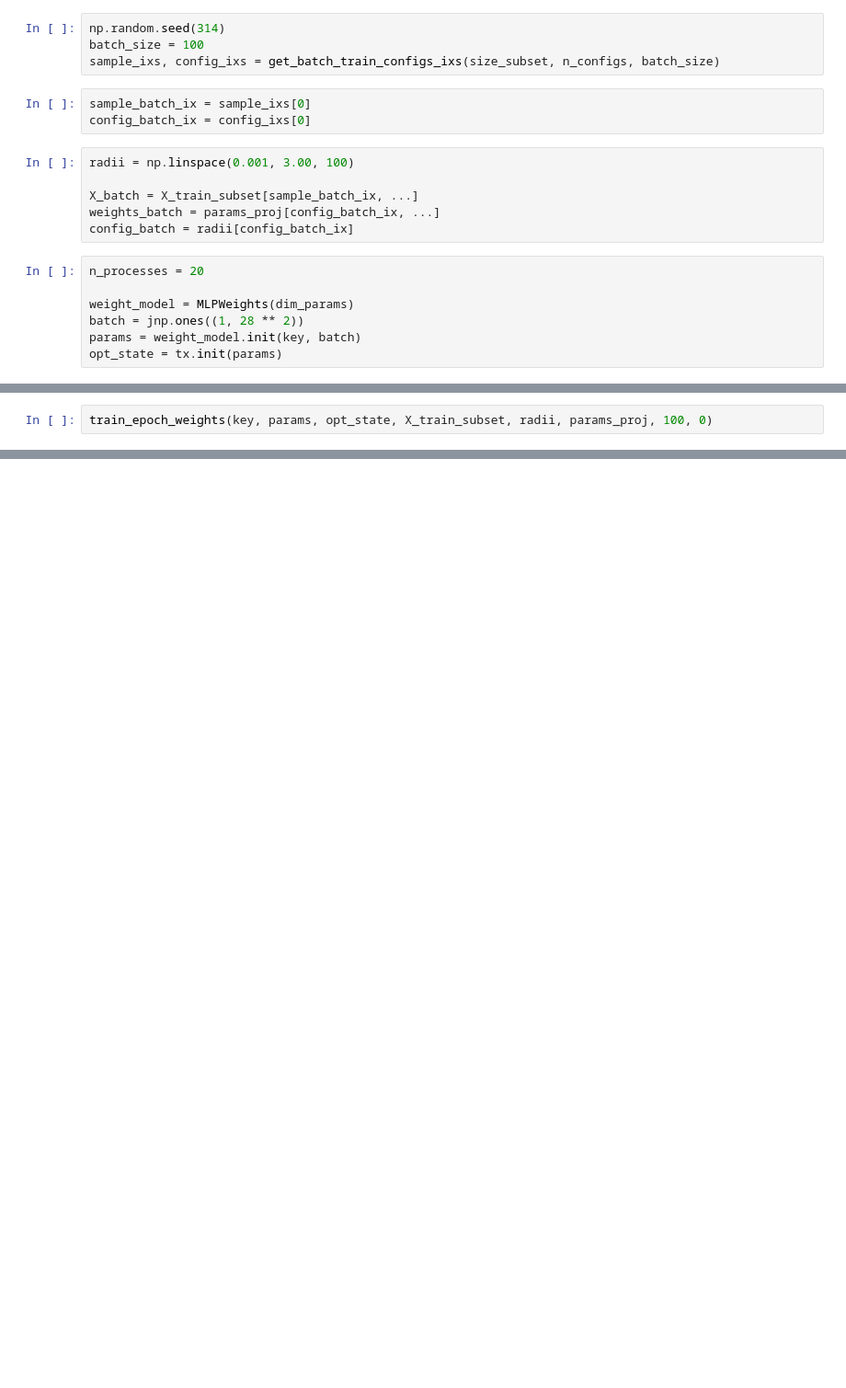
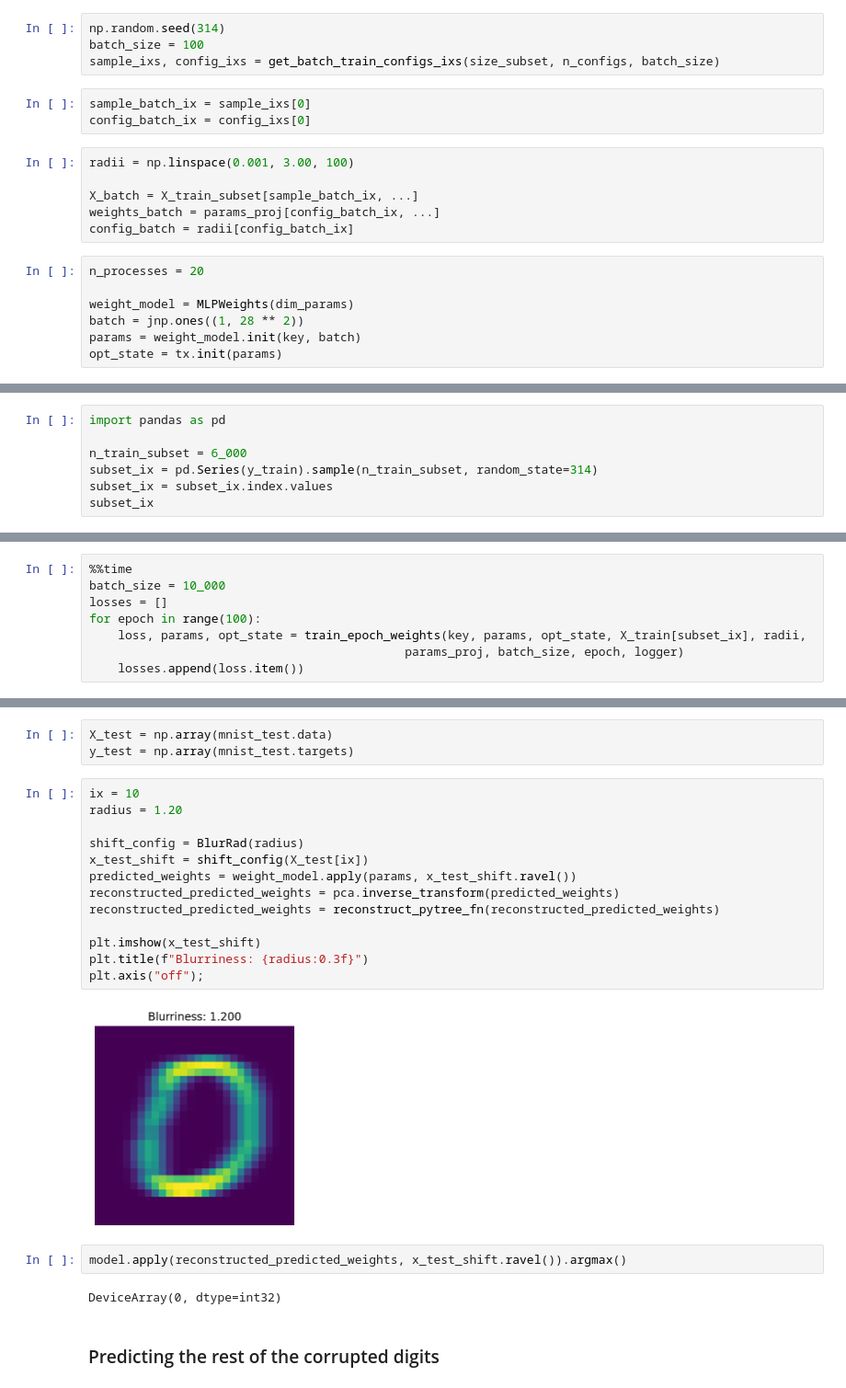
Before and after one commit to probml/shift-happens, a Jupyter notebook: notebooks/shifting-mnist-003.ipynb, the cells around one changed output, grey strips where cells are left out. Shown at 92% size. Saved outputs shown, nothing was run; the diff lists cells and outputs as text; blank space fills up the shorter version.

```diff
--- a/notebooks/shifting-mnist-003.ipynb
+++ b/notebooks/shifting-mnist-003.ipynb
@@ -534,2 +483,7 @@ def train_epoch_weights(key, params, opt_step, X, configs, target_weights, batch
-# %%
-train_epoch_weights(key, params, opt_state, X_train_subset, radii, params_proj, 100, 0)
+# %%
+import pandas as pd
+
+n_train_subset = 6_000
+subset_ix = pd.Series(y_train).sample(n_train_subset, random_state=314)
+subset_ix = subset_ix.index.values
+subset_ix
@@ -535,0 +503,8 @@ train_epoch_weights(key, params, opt_state, X_train_subset, radii, params_proj,
+# %%
+%%time
+batch_size = 10_000
+losses = []
+for epoch in range(100):
+    loss, params, opt_state = train_epoch_weights(key, params, opt_state, X_train[subset_ix], radii,
+                                            params_proj, batch_size, epoch, logger)
+    losses.append(loss.item())
@@ -535,0 +553,24 @@ train_epoch_weights(key, params, opt_state, X_train_subset, radii, params_proj,
+# %%
+X_test = np.array(mnist_test.data)
+y_test = np.array(mnist_test.targets)
+# %%
+ix = 10
+radius = 1.20
+
+shift_config = BlurRad(radius)
+x_test_shift = shift_config(X_test[ix])
+predicted_weights = weight_model.apply(params, x_test_shift.ravel())
+reconstructed_predicted_weights = pca.inverse_transform(predicted_weights)
+reconstructed_predicted_weights = reconstruct_pytree_fn(reconstructed_predicted_weights)
+
+plt.imshow(x_test_shift)
+plt.title(f"Blurriness: {radius:0.3f}")
+plt.axis("off");
+# %% [output]
+[figure, added]
+# %%
+model.apply(reconstructed_predicted_weights, x_test_shift.ravel()).argmax()
+# %% [output]
+DeviceArray(0, dtype=int32)
+# %% [markdown]
+### Predicting the rest of the corrupted digits
```
Also changed, not shown: parts of 37 cells of this notebook.
